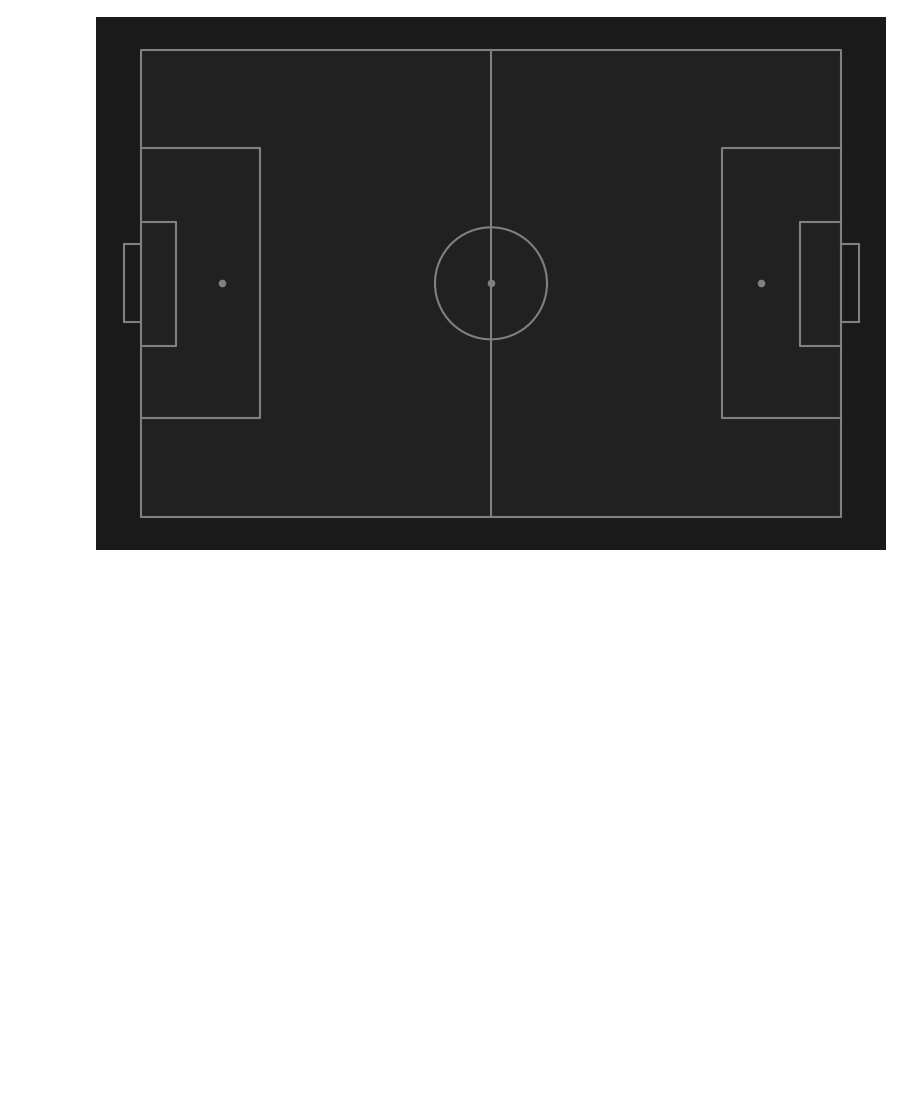
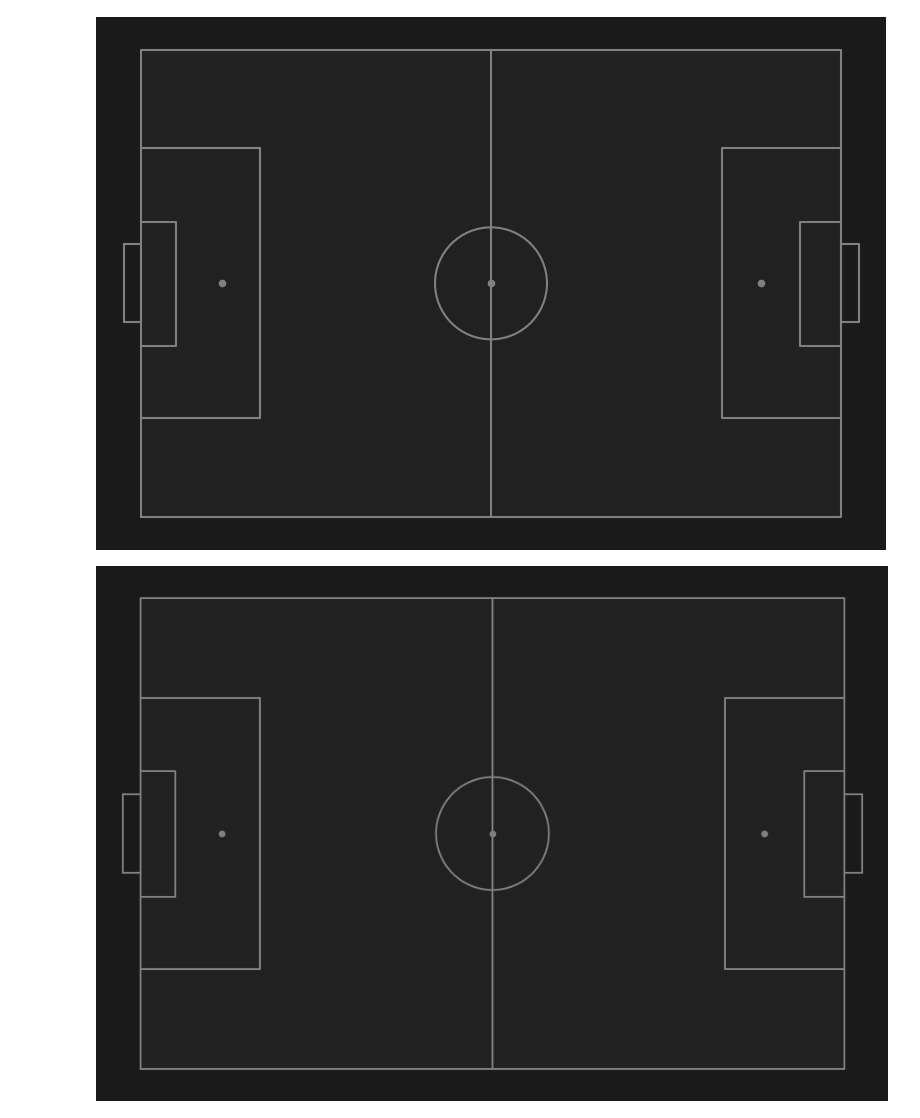
Before and after one commit to raoaaditya710/FootballAnalytics, a Jupyter notebook: create-pitch-final.ipynb, the cells around one changed output. Drawn from its saved outputs; the diff is of its cells as text; code cells hidden in the pictures; blank space fills up the shorter version.

Commit message:
created function: draw_field

```diff
--- a/create-pitch-final.ipynb
+++ b/create-pitch-final.ipynb
@@ -364,0 +474,7 @@ plt.tight_layout()
+# %%
+fig, ax = plt.subplots(figsize=(9, 7))
+fig.set_facecolor(background)
+
+draw_field(ax=ax);
+# %% [output]
+[figure, added]
```
Also changed, not shown: parts of 1 cell of this notebook.
